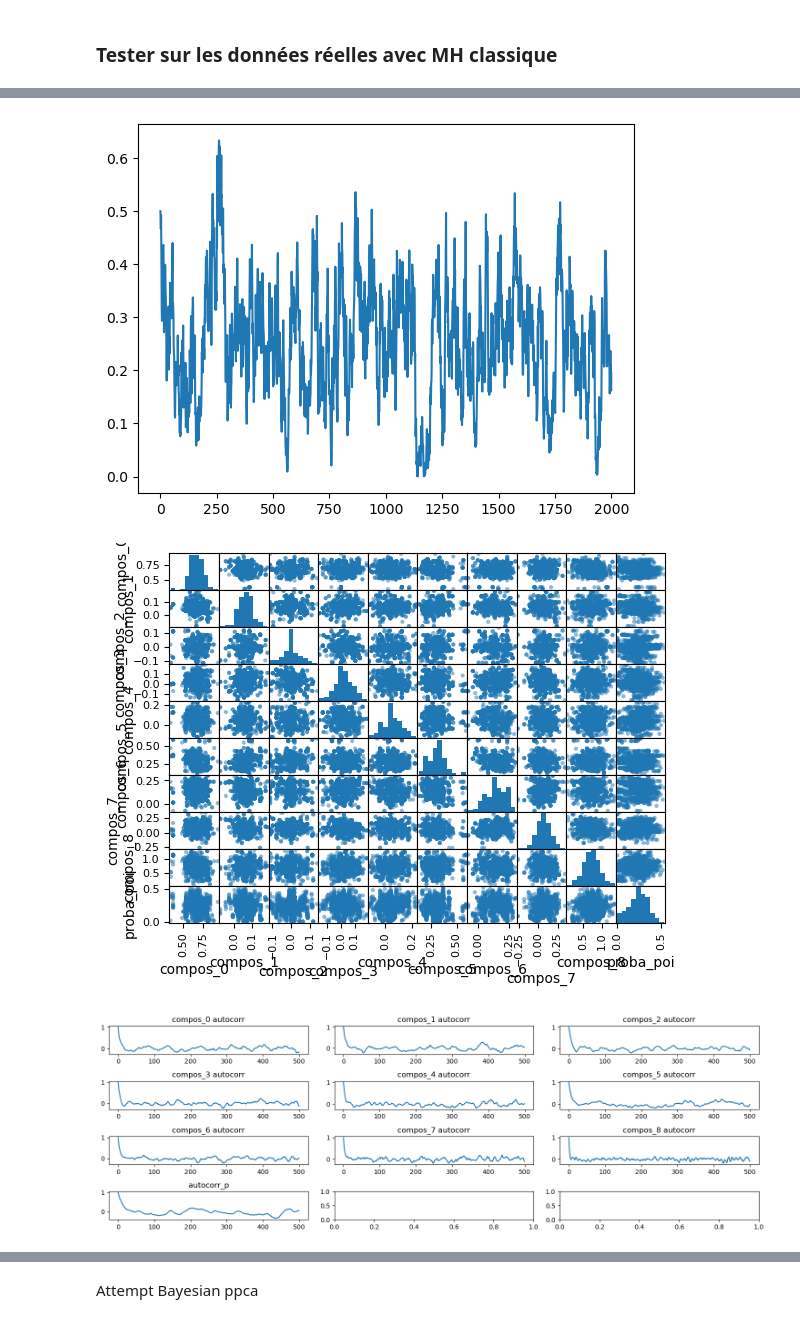
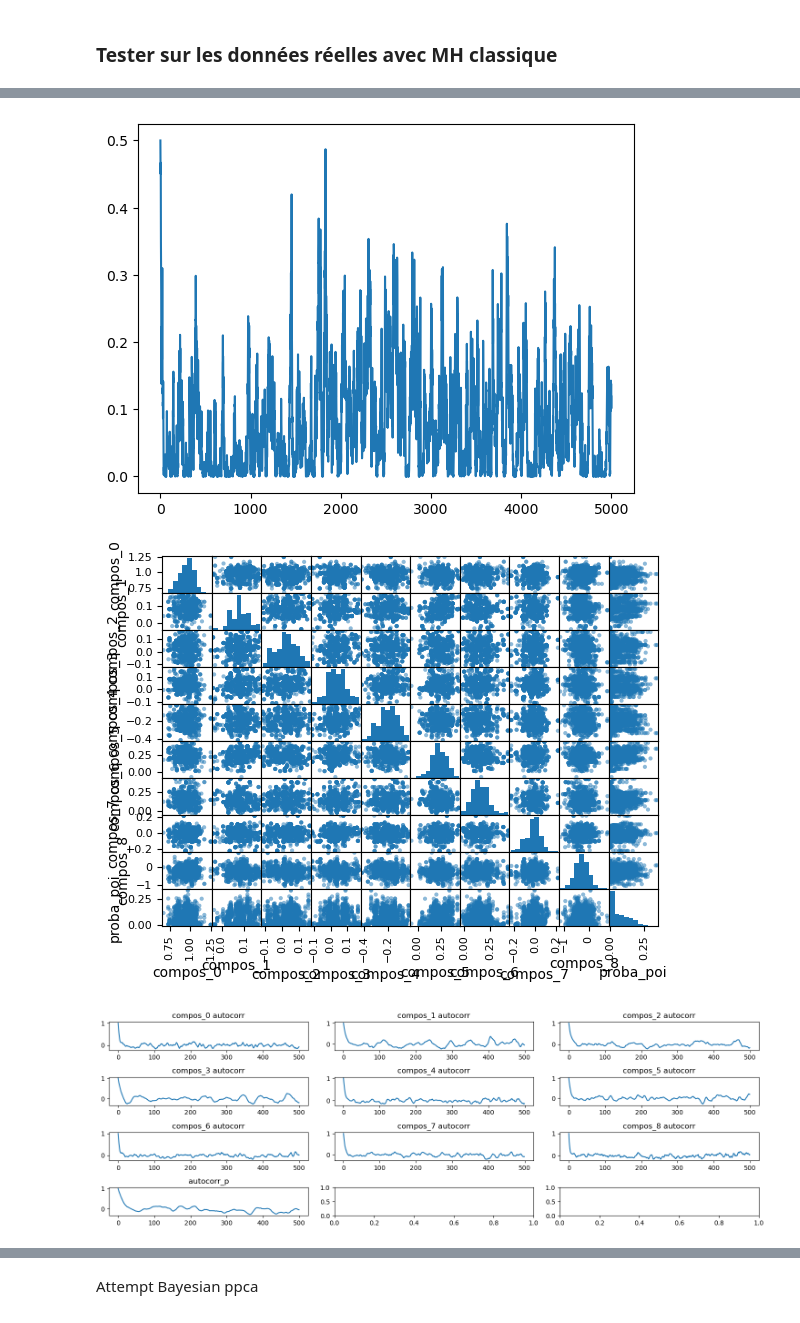
Before and after one commit to AlexandreSelvestre/Recherche-3A, a Jupyter notebook: final_simul.ipynb, the cells around one changed output, grey strips where cells are left out. Saved outputs shown, nothing was run; the diff lists cells and outputs as text; code cells hidden in the pictures.

```diff
--- a/final_simul.ipynb
+++ b/final_simul.ipynb
@@ -78,6 +78,9 @@ class G_prior:
 
     def forward(self, beta):
         return self.factor*np.exp(-0.5*np.dot(beta.T, np.dot(self.Sigma_inv, beta)))
+
+def stirling(n):
+    return (n/np.exp(1))**n*np.sqrt(2*np.pi*n)
 # %% [markdown]
 #### La fonction globale
 # %%
@@ -299,7 +404,7 @@ def show_MH(mat,ly,n_MH,n_burn):
     size_beta = len(mat[0,:])
     plt.hist(np.array(ly), bins=echant_size)
     plt.show()
-    li_param, li_p, li_z, refus_param, = sepa_gp(n_MH, mat, ly, np.zeros(size_beta, dtype = float), 0.5)  # chercher à séparer les paramètres
+    li_param, li_p, li_z, refus_param, = sepa_gp_fast(n_MH, mat, ly, np.zeros(size_beta, dtype = float), 0.5)  # chercher à séparer les paramètres
     # éliminer les n_burn premières valeurs et prendre l'espérance de p
     p_guess = sum(li_p[n_burn:])/(n_MH - n_burn)
     param_guess = np.zeros(size_beta,dtype = float)
@@ -721,7 +824,7 @@ x_train_pca = np.hstack((x_train[:,0].reshape(-1,1),pca.transform(x_train[:,1:])
 # %% [markdown]
 ### Tester sur les données réelles avec MH classique
 # %%
-n_MH = 2000
-n_burn  = 1000
+n_MH = 5000
+n_burn  = 4000
 li_param_pca, li_p_pca = show_MH(x_cut_train_pca,y_cut_train,n_MH,n_burn)
 # %% [output]
@@ -733,6 +835,6 @@ nombre de refus [1630. 1782. 1762. 1704. 1651. 1672. 1640. 1601. 1094.] nombre a
-[figure, old version]
+[figure, new version]
-[figure, old version]
+[figure, new version]
-[figure, old version]
+[figure, new version]
 # %%
 def generate_sample(mat,param, p, n):
     param = np.array(param)  # utile pour produits scalaires
```
Also changed, not shown: parts of 19 cells of this notebook.
